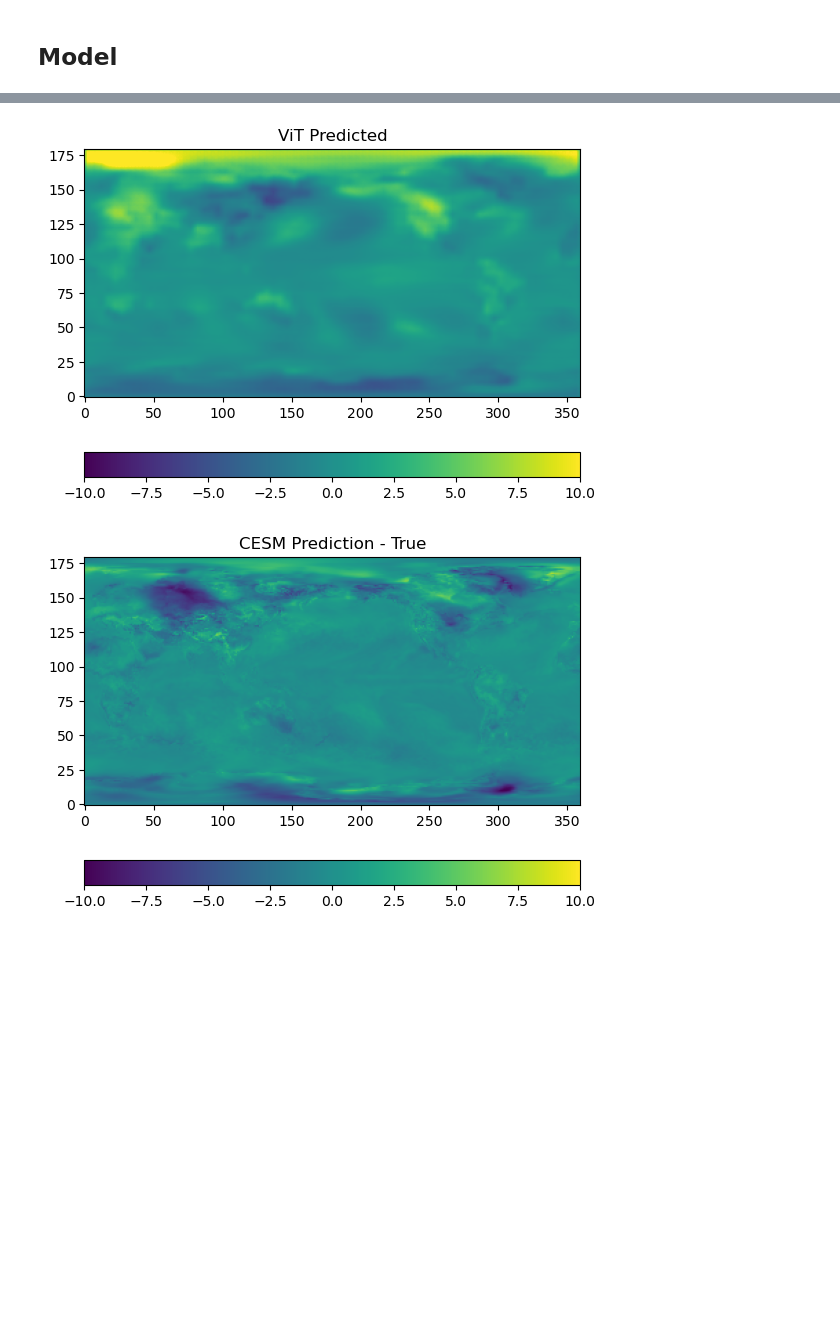
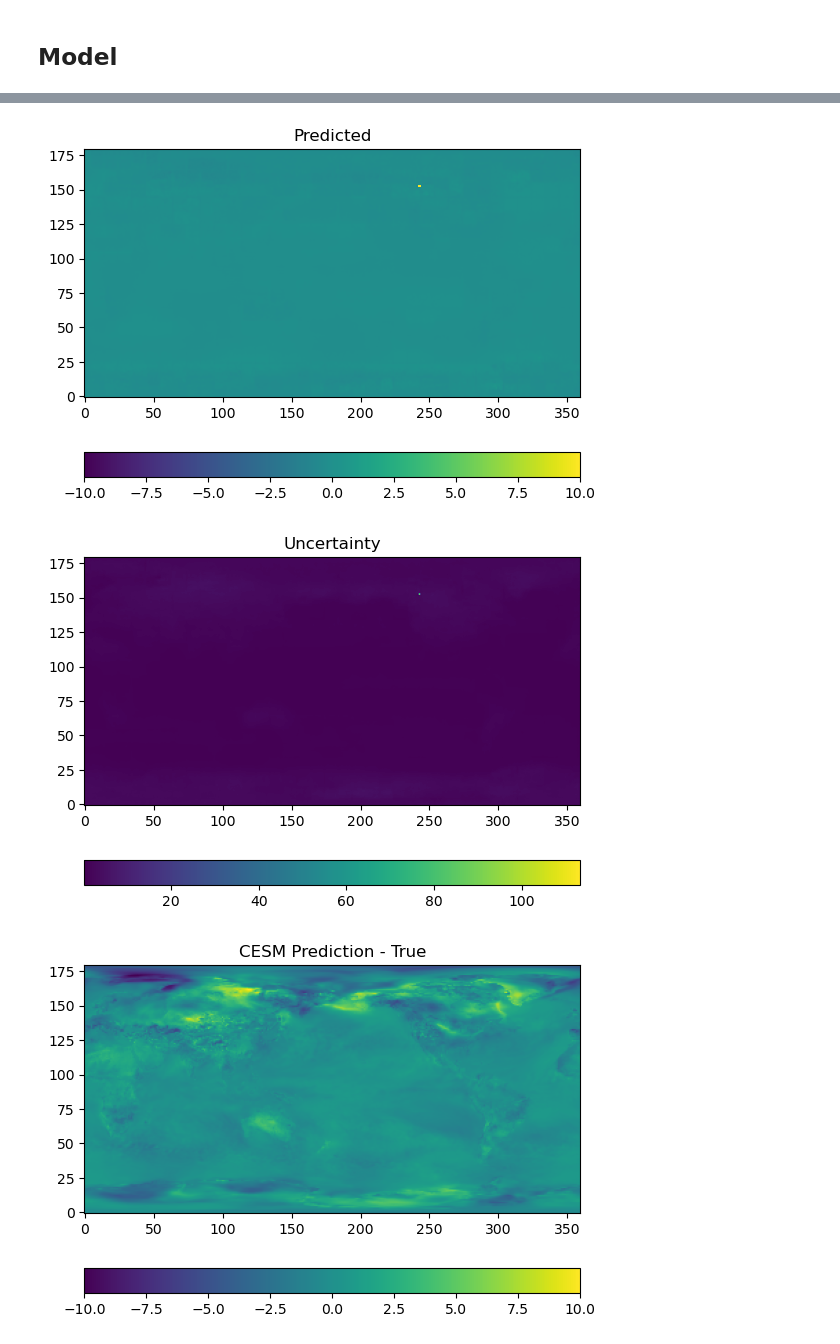
Before and after one commit to WillyChap/ViT_XAI, a Jupyter notebook: Models/S2Sbiascorr/trainViT.ipynb, the cells around one changed output, grey strips where cells are left out. Cells and saved outputs as stored; diff of their text form; code cells hidden in the pictures; blank space fills up the shorter version.

```diff
--- a/Models/S2Sbiascorr/trainViT.ipynb
+++ b/Models/S2Sbiascorr/trainViT.ipynb
@@ -225,9 +229,9 @@ for epoch in range(EPOCHS):
         inputs = inputs.to(device)
         labels = labels.to(device)
         outputs = model(inputs)
-        loss = criterion(outputs, labels)
-        # mu,sigma = model(inputs)
-        # loss = criterion(mu, sigma, labels)
+        # loss = criterion(outputs, labels)
+        mu, sigma = model(inputs)
+        loss = criterion(mu, sigma, labels)
         loss.backward()
         optimizer.step()
         running_loss += loss.item() * inputs.size(0)
@@ -247,9 +251,9 @@ for epoch in range(EPOCHS):
             inputs = inputs.to(device)
             labels = labels.to(device)
             outputs = model(inputs.to(device))
-            # mu, sigma = model(inputs.to(device))
-            # mse_val_batch.append((torch.mean((mu-labels)**2)))
-            mse_val_batch.append((torch.mean((outputs-labels)**2)))
+            mu, sigma = model(inputs.to(device))
+            mse_val_batch.append((torch.mean((mu-labels)**2)))
+            # mse_val_batch.append((torch.mean((outputs-labels)**2)))
     # Calculate and print validation accuracy
     mse_tot = torch.mean(torch.tensor(mse_val_batch))
     print(f"Epoch {epoch}, Val Loss: {mse_tot:.4f}")
@@ -290,8 +294,8 @@ with torch.no_grad():
         if inputs[0,2,0,0] == 0:
             inputs = inputs.to(device).cpu()
             labels = labels.to(device).cpu()
-            # mu,sigma = best_mod(inputs.to(device))
-            output = best_mod(inputs.to(device))
+            mu,sigma = best_mod(inputs.to(device))
+            # output = best_mod(inputs.to(device))
 
             plt.imshow(inputs[0,1],origin='lower',vmin=-10,vmax=10)
             plt.colorbar(orientation='horizontal')
@@ -303,20 +307,20 @@ with torch.no_grad():
             plt.title('Truth')
             plt.show()
 
-            plt.imshow(output[0].cpu().squeeze(),origin='lower',vmin=-10,vmax=10)
+            # plt.imshow(output[0].cpu().squeeze(),origin='lower',vmin=-10,vmax=10)
+            # plt.colorbar(orientation='horizontal')
+            # plt.title('ViT Predicted')
+            # plt.show()
+
+            plt.imshow(mu[0].cpu().squeeze(),origin='lower',vmin=-10,vmax=10)
             plt.colorbar(orientation='horizontal')
-            plt.title('ViT Predicted')
+            plt.title('Predicted')
             plt.show()
 
-            # plt.imshow(mu[0].cpu().squeeze(),origin='lower',vmin=-10,vmax=10)
-            # plt.colorbar(orientation='horizontal')
-            # plt.title('Predicted')
-            # plt.show()
-
-            # plt.imshow(sigma[0].cpu().squeeze(),origin='lower')
-            # plt.colorbar(orientation='horizontal')
-            # plt.title('Uncertainty')
-            # plt.show()
+            plt.imshow(sigma[0].cpu().squeeze(),origin='lower')
+            plt.colorbar(orientation='horizontal')
+            plt.title('Uncertainty')
+            plt.show()
 
             plt.imshow((inputs[0,1] - labels[0].squeeze()),origin='lower',vmin=-10,vmax=10)
             plt.colorbar(orientation='horizontal')
@@ -333,2 +337,3 @@ with torch.no_grad():
-[figure, old version]
+[figure, new version]
-[figure, old version]
+[figure, new version]
+[figure, added]
```
Also changed, not shown: parts of 5 cells of this notebook, 1 other file.
